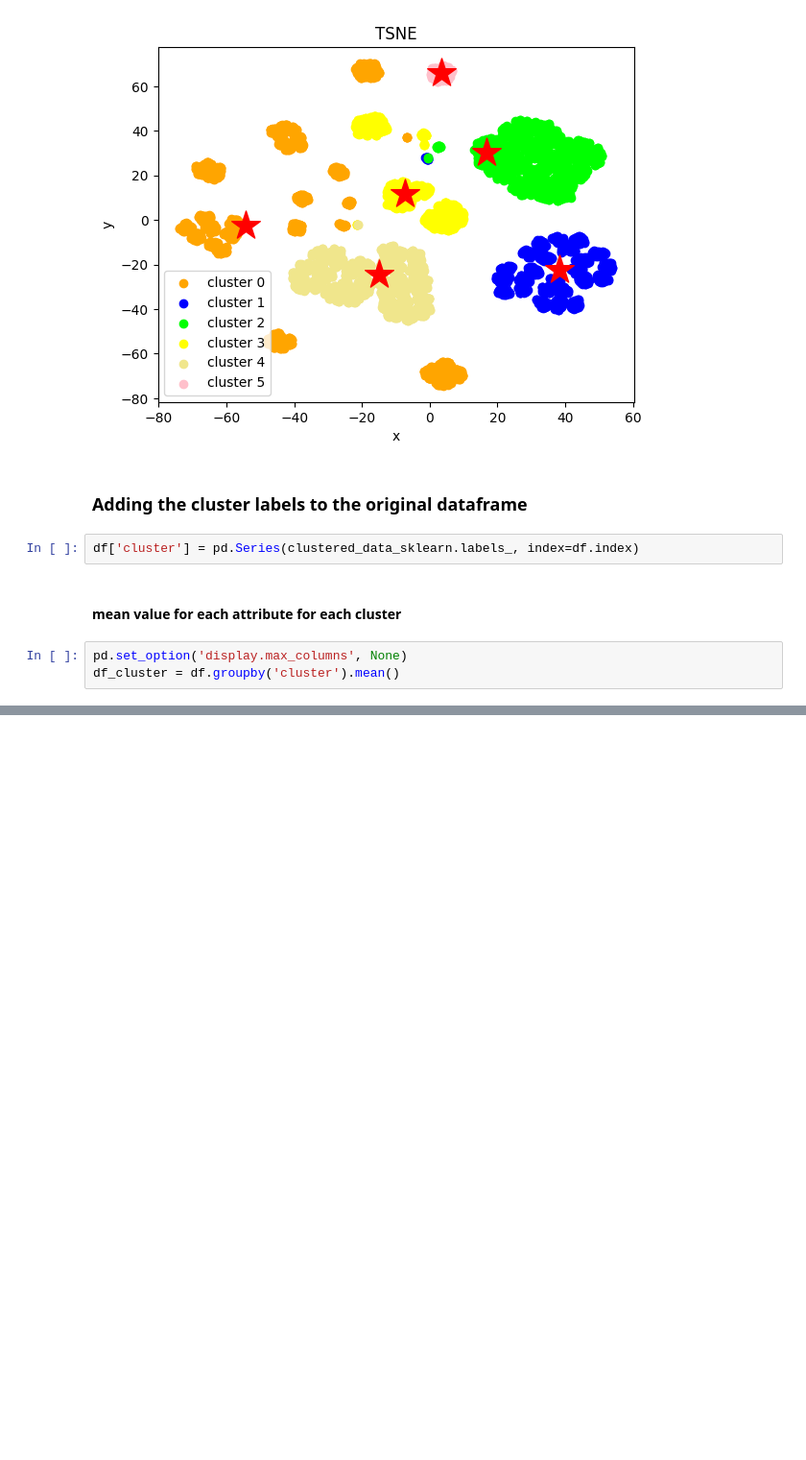
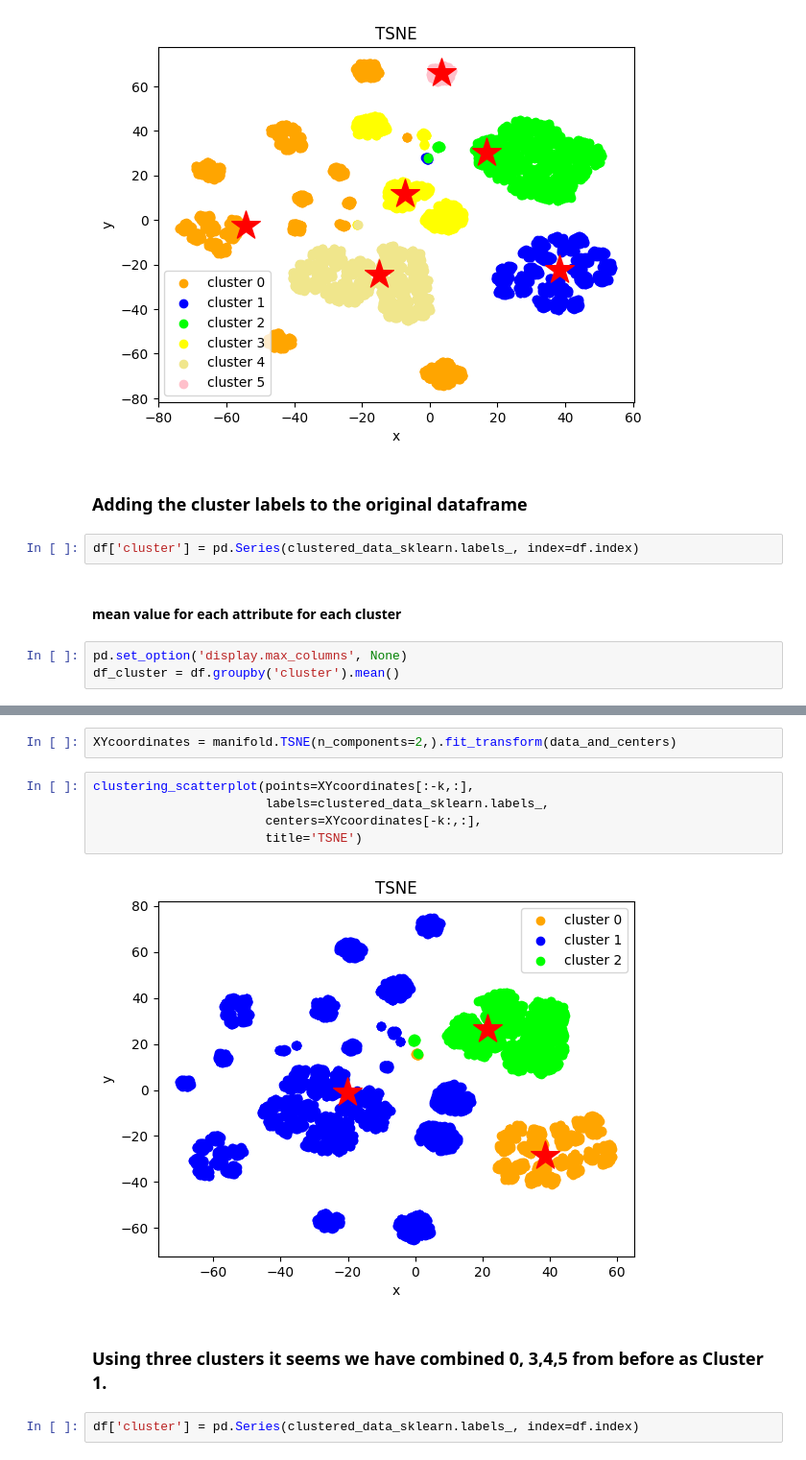
Before and after one commit to Ben-Christie/cs4168-data-mining-project, a Jupyter notebook: Clustering.ipynb, the cells around one changed output, grey strips where cells are left out. Shown at 96% size. Drawn from its saved outputs; the diff is of its cells as text; blank space fills up the shorter version.

```diff
--- a/Clustering.ipynb
+++ b/Clustering.ipynb
@@ -178,0 +202,13 @@ df_cluster.head()
+# %%
+XYcoordinates = manifold.TSNE(n_components=2,).fit_transform(data_and_centers)
+# %%
+clustering_scatterplot(points=XYcoordinates[:-k,:],
+                       labels=clustered_data_sklearn.labels_,
+                       centers=XYcoordinates[-k:,:],
+                       title='TSNE')
+# %% [output]
+[figure, added]
+# %% [markdown]
+### Using three clusters it seems we have combined 0, 3,4,5 from before as Cluster 1.
+# %%
+df['cluster'] = pd.Series(clustered_data_sklearn.labels_, index=df.index)
```
Also changed, not shown: parts of 13 cells of this notebook.
